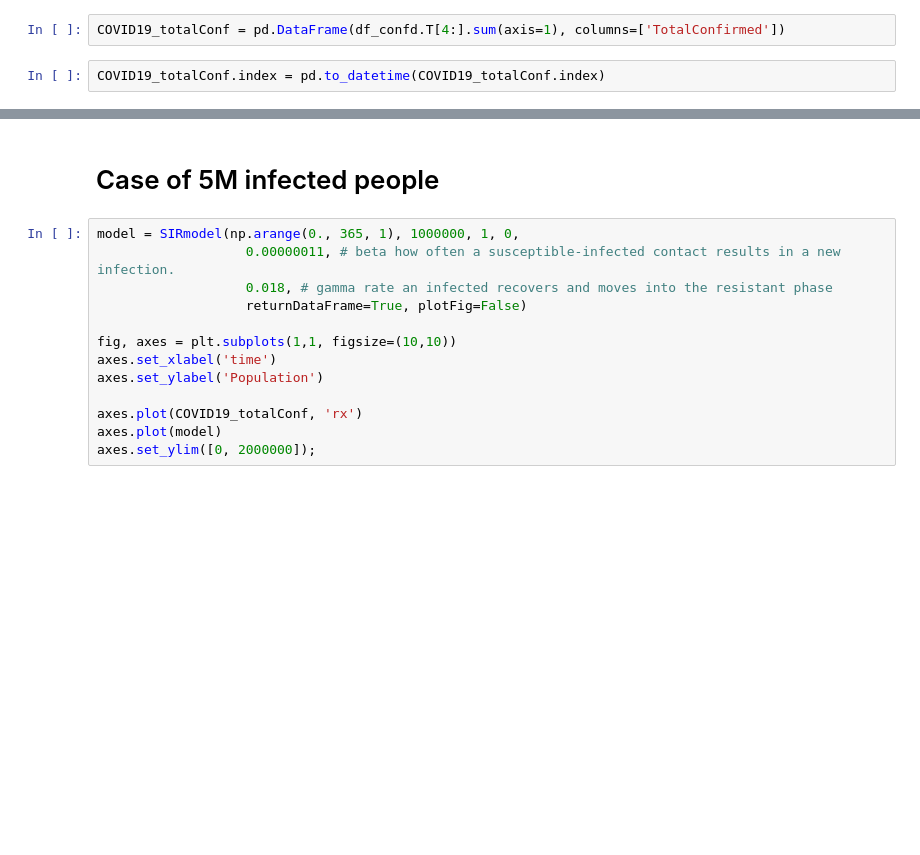
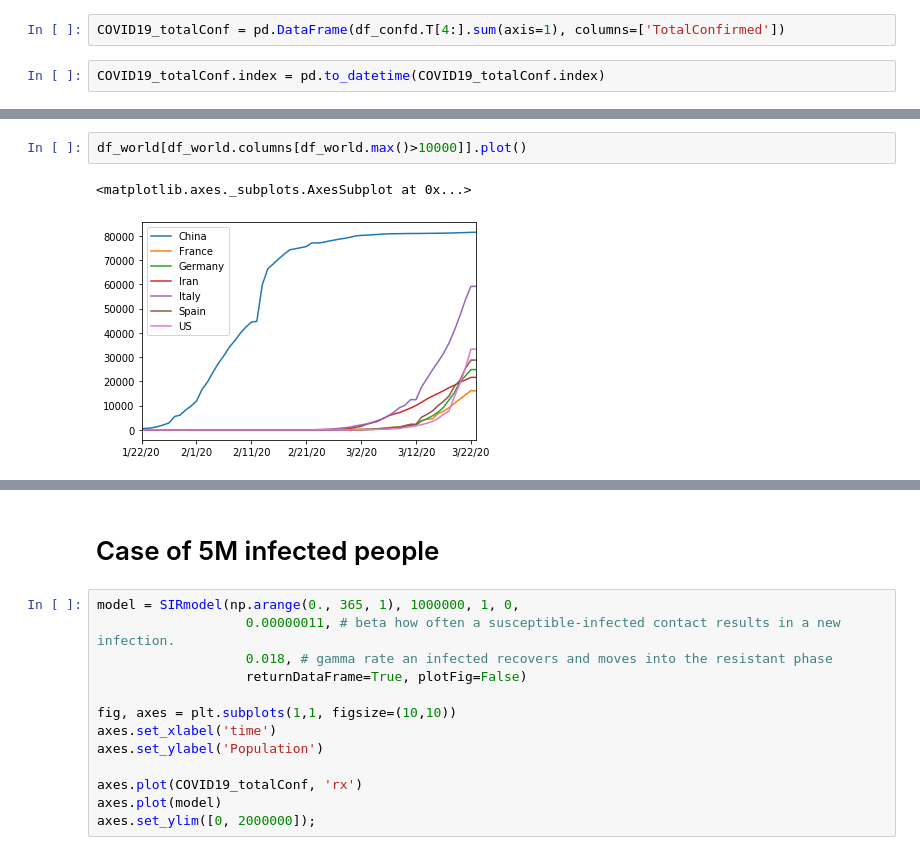
Before and after one commit to gbellandi/corona_model, a Jupyter notebook: Corona_model_scenarios_JHUdata.ipynb, the cells around one changed output, grey strips where cells are left out. Saved outputs shown, nothing was run; the diff lists cells and outputs as text; blank space fills up the shorter version.

```diff
--- a/Corona_model_scenarios_JHUdata.ipynb
+++ b/Corona_model_scenarios_JHUdata.ipynb
@@ -48,0 +92,5 @@ COVID19_totalConf.index = pd.to_datetime(COVID19_totalConf.index)
+# %%
+df_world[df_world.columns[df_world.max()>10000]].plot()
+# %% [output]
+<matplotlib.axes._subplots.AxesSubplot at 0x...>
+[figure, added]
```
Also changed, not shown: parts of 18 cells of this notebook.
